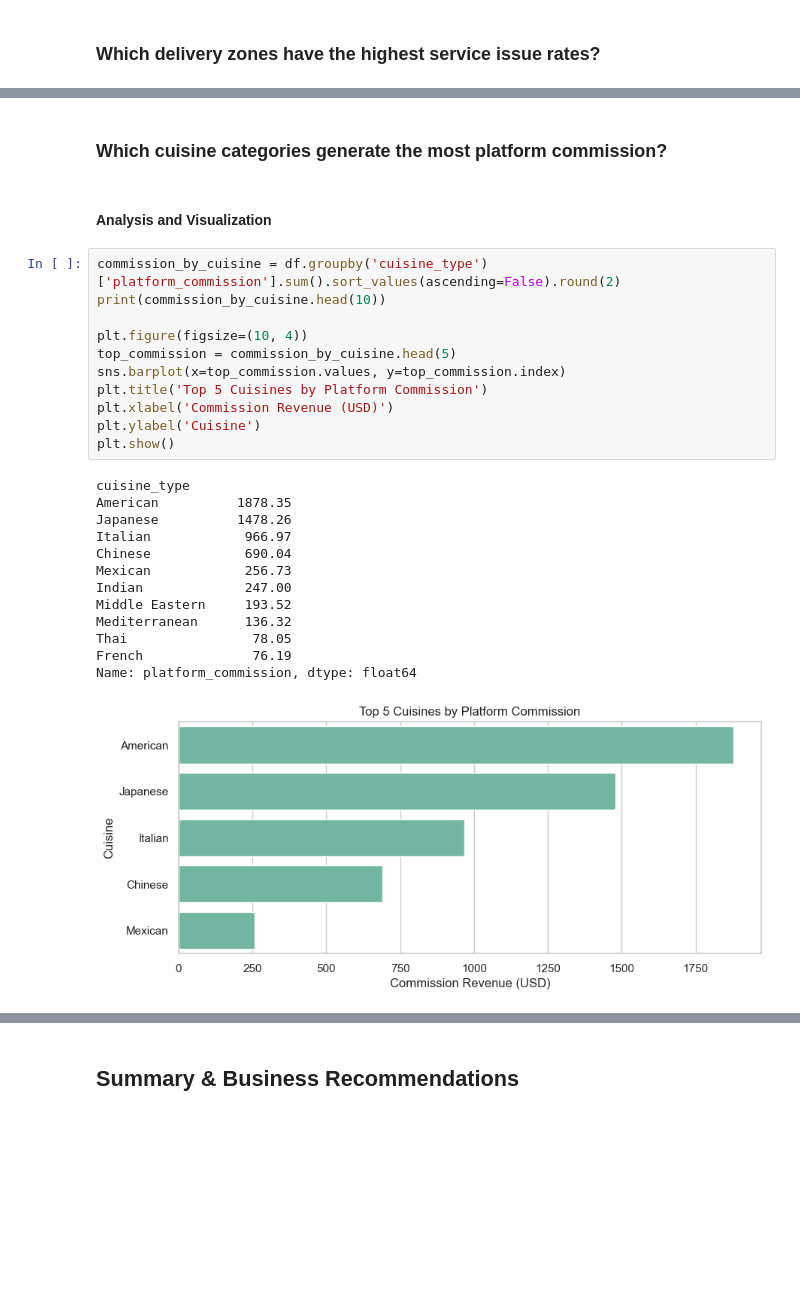
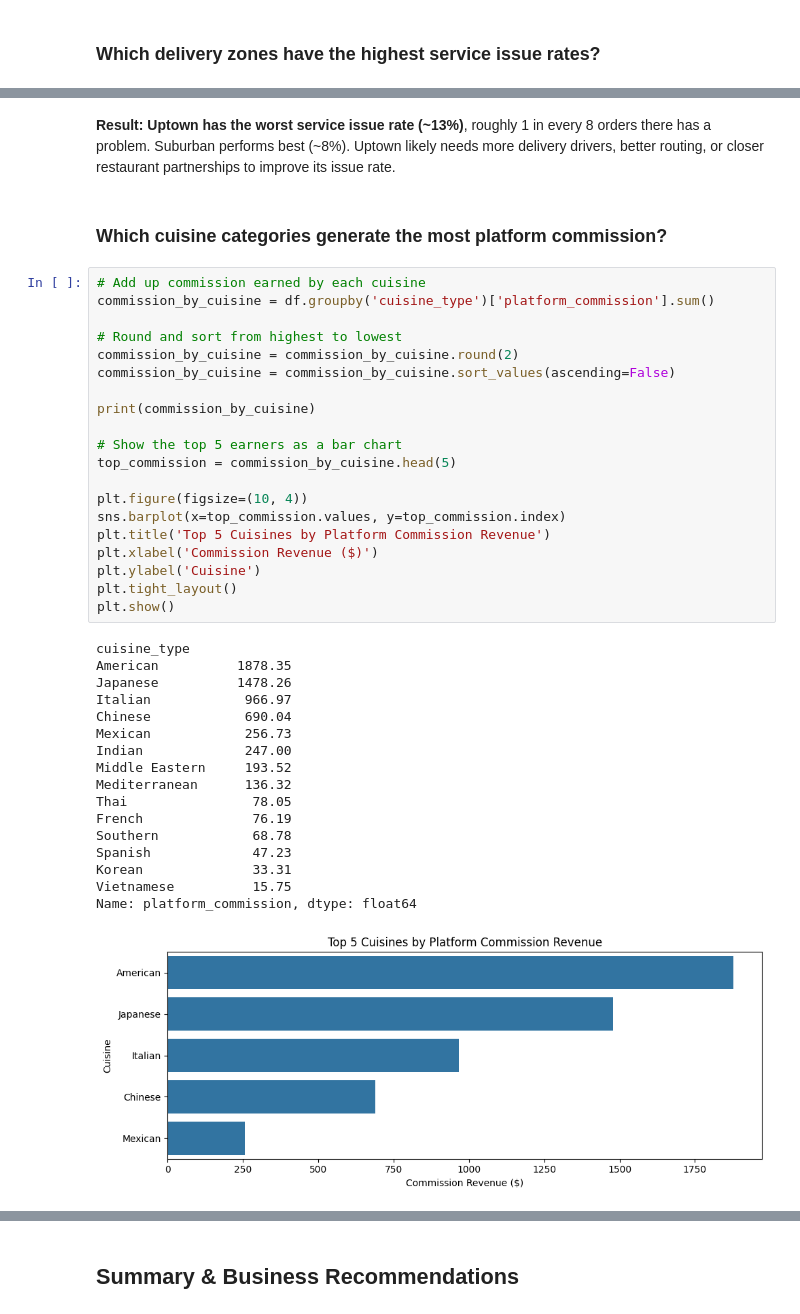
Before and after one commit to salmaissifu4-hash/MunchLink_FoodHub, a Jupyter notebook: MunchLink_Analysis.ipynb, the cells around one changed output, grey strips where cells are left out. Saved outputs shown, nothing was run; the diff lists cells and outputs as text; blank space fills up the shorter version.

```diff
--- a/MunchLink_Analysis.ipynb
+++ b/MunchLink_Analysis.ipynb
@@ -570,29 +694,42 @@ Name: service_issue_flag, dtype: float64
+# %% [markdown]
+**Result:** **Uptown has the worst service issue rate (~13%)**, roughly 1 in every 8 orders there has a problem. Suburban performs best (~8%). Uptown likely needs more delivery drivers, better routing, or closer restaurant partnerships to improve its issue rate.
 # %% [markdown]
 ### Which cuisine categories generate the most platform commission?
-# %% [markdown]
-#### Analysis and Visualization
 # %%
-commission_by_cuisine = df.groupby('cuisine_type')['platform_commission'].sum().sort_values(ascending=False).round(2)
-print(commission_by_cuisine.head(10))
+# Add up commission earned by each cuisine
+commission_by_cuisine = df.groupby('cuisine_type')['platform_commission'].sum()
+
+# Round and sort from highest to lowest
+commission_by_cuisine = commission_by_cuisine.round(2)
+commission_by_cuisine = commission_by_cuisine.sort_values(ascending=False)
+
+print(commission_by_cuisine)
+
+# Show the top 5 earners as a bar chart
+top_commission = commission_by_cuisine.head(5)
 
 plt.figure(figsize=(10, 4))
-top_commission = commission_by_cuisine.head(5)
 sns.barplot(x=top_commission.values, y=top_commission.index)
-plt.title('Top 5 Cuisines by Platform Commission')
-plt.xlabel('Commission Revenue (USD)')
+plt.title('Top 5 Cuisines by Platform Commission Revenue')
+plt.xlabel('Commission Revenue ($)')
 plt.ylabel('Cuisine')
+plt.tight_layout()
 plt.show()
 # %% [output]
 cuisine_type
 American          1878.35
 Japanese          1478.26
 Italian            966.97
 Chinese            690.04
 Mexican            256.73
 Indian             247.00
 Middle Eastern     193.52
 Mediterranean      136.32
 Thai                78.05
 French              76.19
+Southern            68.78
+Spanish             47.23
+Korean              33.31
+Vietnamese          15.75
 Name: platform_commission, dtype: float64
-[figure, old version]
+[figure, new version]
```
Also changed, not shown: parts of 83 cells of this notebook.
